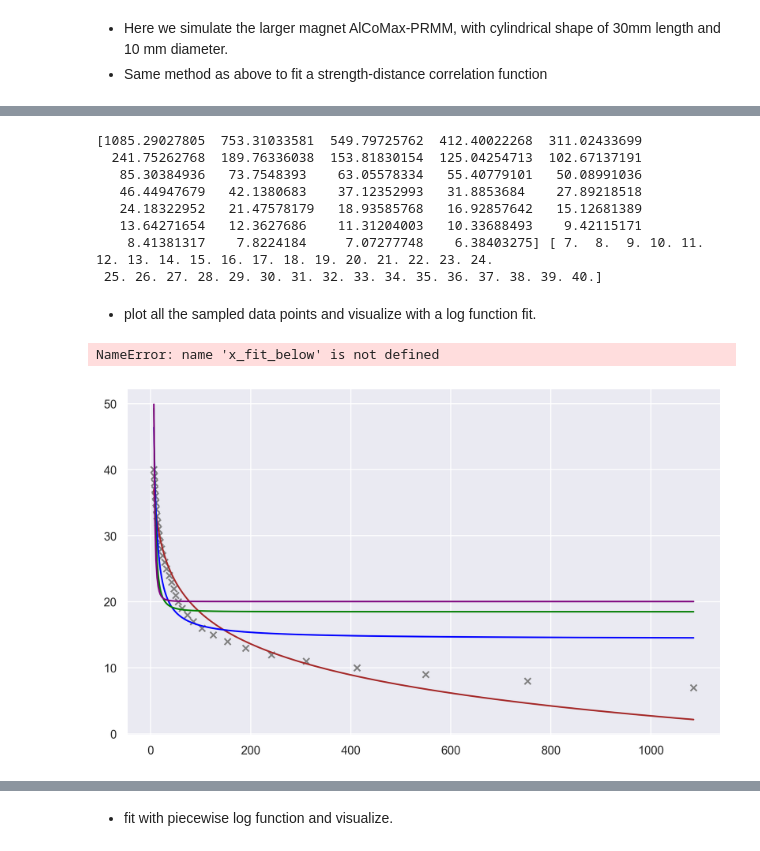
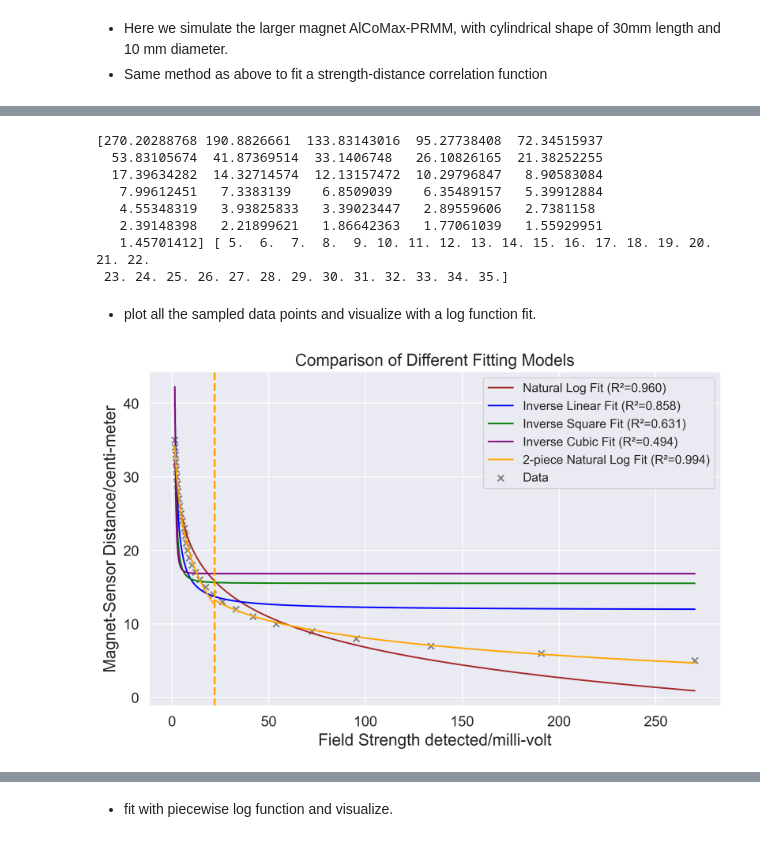
Before and after one commit to CodyWangYaohui/EcoMAT, a Jupyter notebook: data_analysis/multi-lateration-for-magnet-localisation.ipynb, the cells around one changed output, grey strips where cells are left out. Cells and saved outputs as stored; diff of their text form; code cells hidden in the pictures.

Commit message:
added sensor test data

```diff
--- a/data_analysis/multi-lateration-for-magnet-localisation.ipynb
+++ b/data_analysis/multi-lateration-for-magnet-localisation.ipynb
@@ -46,7 +46,7 @@ y_values = np.array([
 * Same method as above to fit a strength-distance correlation function
 # %%
 import pandas as pd
-magnet_corr_data = pd.read_csv("./../data/mar-27-prlm-prm-prmm-strength-dist-corr-re-gather/mar-27-prmm-1-1.0cm-resolution-corr-regather.txt", names=["anchor_0", "anchor_1", "anchor_2", "anchor_3", "anchor_4"])["anchor_0"]
+magnet_corr_data = pd.read_csv("./../data/mar-27-prlm-prm-prmm-strength-dist-corr-re-gather/mar-27-prm-1-1.0cm-resolution-corr-regather.txt", names=["anchor_0", "anchor_1", "anchor_2", "anchor_3", "anchor_4"])["anchor_0"]
 # %%
 np.array(magnet_corr_data)
 zero_indices = np.where(magnet_corr_data == 0)[0]
@@ -69,6 +69,6 @@ print(mean_val_array)
 # %%
 strength_deltas = mean_val_array[1:-1] - mean_val_array[0]
-distances = np.linspace(7, 7+len(strength_deltas)-1, len(strength_deltas))
+distances = np.linspace(5, 5+len(strength_deltas)-1, len(strength_deltas))
 print(strength_deltas)
 print(distances)
 print(len(distances))
@@ -97,14 +97,14 @@ x_values = strength_deltas
 y_values = distances
 print(x_values, y_values)
 # %% [output]
-[1085.29027805  753.31033581  549.79725762  412.40022268  311.02433699
-  241.75262768  189.76336038  153.81830154  125.04254713  102.67137191
-   85.30384936   73.7548393    63.05578334   55.40779101   50.08991036
-   46.44947679   42.1380683    37.12352993   31.8853684    27.89218518
-   24.18322952   21.47578179   18.93585768   16.92857642   15.12681389
-   13.64271654   12.3627686    11.31204003   10.33688493    9.42115171
-    8.41381317    7.8224184     7.07277748    6.38403275] [ 7.  8.  9. 10. 11. 12. 13. 14. 15. 16. 17. 18. 19. 20. 21. 22. 23. 24.
- 25. 26. 27. 28. 29. 30. 31. 32. 33. 34. 35. 36. 37. 38. 39. 40.]
+[270.20288768 190.8826661  133.83143016  95.27738408  72.34515937
+  53.83105674  41.87369514  33.1406748   26.10826165  21.38252255
+  17.39634282  14.32714574  12.13157472  10.29796847   8.90583084
+   7.99612451   7.3383139    6.8509039    6.35489157   5.39912884
+   4.55348319   3.93825833   3.39023447   2.89559606   2.7381158
+   2.39148398   2.21899621   1.86642363   1.77061039   1.55929951
+   1.45701412] [ 5.  6.  7.  8.  9. 10. 11. 12. 13. 14. 15. 16. 17. 18. 19. 20. 21. 22.
+ 23. 24. 25. 26. 27. 28. 29. 30. 31. 32. 33. 34. 35.]
 # %% [markdown]
 * plot all the sampled data points and visualize with a log function fit.
 # %%
@@ -120,6 +120,24 @@ def compute_r_squared(y_true, y_pred):
 import numpy as np
 import matplotlib.pyplot as plt
 from scipy.optimize import curve_fit
+
+
+def piece_wise_fit(threshold, x_values, y_values, func, ):
+    below_threshold = x_values < threshold
+    above_threshold = x_values >= threshold
+
+    x_below = x_values[below_threshold]
+    y_below = y_values[below_threshold]
+    x_above = x_values[above_threshold]
+    y_above = y_values[above_threshold]
+
+    popt_below_best, _ = curve_fit(log_func, x_below, y_below)
+    popt_above_best, _ = curve_fit(log_func, x_above, y_above)
+
+
+    return popt_below_best, popt_above_best
+
+
 
 # Define the fitting functions
 def log_func(x, a, b, c):
@@ -150,6 +168,8 @@ popt_inverse, _ = curve_fit(inverse_func, x_values, y_values)
 popt_inv_square, _ = curve_fit(inv_square_func, x_values, y_values)
 popt_inv_cubic, _ = curve_fit(inv_cubic_func, x_values, y_values)
 
+
+prm_1_profile = [(179.24, -7.94, -142.11), (22.79, -3.41, 1.0), 21.667]
 # Generate dense x-values for smooth curve plotting
 x_dense = np.linspace(min(x_values), max(x_values), 500)
 
@@ -158,39 +178,49 @@ y_pred_log = log_func(x_dense, *popt_log)
 y_pred_inverse = inverse_func(x_dense, *popt_inverse)
 y_pred_inv_square = inv_square_func(x_dense, *popt_inv_square)
 y_pred_inv_cubic = inv_cubic_func(x_dense, *popt_inv_cubic)
+
+x_fit_below = x_dense < 21.667
+x_fit_above = x_dense >= 21.667
+
+x_fit_below_values = x_dense[x_fit_below]  # Get the x values where x_dense < 21.667
+x_fit_above_values = x_dense[x_fit_above]  # Get the x values where x_dense >= 21.667
+
+
+y_fit_below = log_func(x_fit_below_values, 179.24, -7.94, -142.11)
+
+y_fit_above = log_func(x_fit_above_values, 22.79, -3.41, 1.0)
 
 # Calculate R-squared for each model
 r_squared_log = compute_r_squared(y_values, log_func(x_values, *popt_log))
 r_squared_inverse = compute_r_squared(y_values, inverse_func(x_values, *popt_inverse))
 r_squared_inv_square = compute_r_squared(y_values, inv_square_func(x_values, *popt_inv_square))
 r_squared_inv_cubic = compute_r_squared(y_values, inv_cubic_func(x_values, *popt_inv_cubic))
 
 # Plotting all fits
 plt.figure(figsize=(10, 6), dpi=300)
 plt.scatter(x_values, y_values, color='grey', label='Data', marker="x")
 plt.plot(x_dense, y_pred_log, label=f'Natural Log Fit (R²={r_squared_log:.3f})', color='brown')
 plt.plot(x_dense, y_pred_inverse, label=f'Inverse Linear Fit (R²={r_squared_inverse:.3f})', color='blue')
 plt.plot(x_dense, y_pred_inv_square, label=f'Inverse Square Fit (R²={r_squared_inv_square:.3f})', color='green')
 plt.plot(x_dense, y_pred_inv_cubic, label=f'Inverse Cubic Fit (R²={r_squared_inv_cubic:.3f})', color='purple')
 
 # Plotting the logarithmic fit function for data below the threshold
-plt.plot(x_fit_below, y_fit_below, color='orange', label=f'2-piece Natural Log Fit (R²=0.994)',)
+plt.plot(x_fit_below_values, y_fit_below, color='orange', label=f'2-piece Natural Log Fit (R²=0.994)',)
 
 # Plotting the logarithmic fit function for data above the threshold
-plt.plot(x_fit_above, y_fit_above, color='orange', )
+plt.plot(x_fit_above_values, y_fit_above, color='orange', )
 
 # Plot the vertical line at x = 80 mV for the separation
 plt.axvline(x=threshold, color='orange', linestyle='--', linewidth=2, )
 
 plt.title('Comparison of Different Fitting Models', fontsize=16,)
 plt.xlabel('Field Strength detected/milli-volt', fontsize=16)
 plt.ylabel('Magnet-Sensor Distance/centi-meter', fontsize=16)
 plt.tick_params(axis='both', which='major', labelsize=14)  # Enlarge major tick labels
 plt.tick_params(axis='both', which='minor', labelsize=14)  # Enlarge minor tick labels if used
 
 plt.legend(fontsize=12)
 plt.grid(True)
 plt.show()
 # %% [output]
-NameError: name 'x_fit_below' is not defined
-[figure, old version]
+[figure, new version]
```
Also changed, not shown: parts of 6 cells of this notebook, 4 other files.
